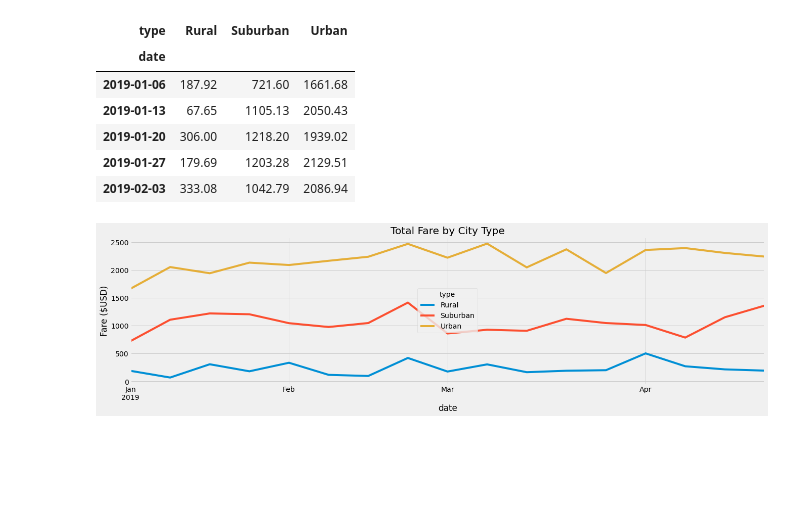
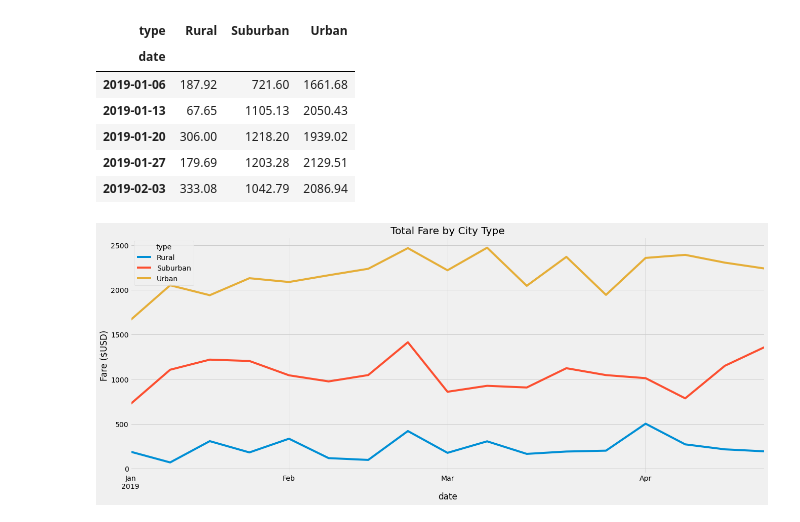
Before and after one commit to hira-ayub/PyBer_Analysis, a Jupyter notebook: PyBer_Challenge.ipynb, the cells around one changed output. Cells and saved outputs as stored; diff of their text form; code cells hidden in the pictures; blank space fills up the shorter version.

```diff
--- a/PyBer_Challenge.ipynb
+++ b/PyBer_Challenge.ipynb
@@ -213,13 +213,13 @@ Jan_Apr_week_df.head()
 # %%
 # 8. Using the object-oriented interface method, plot the resample DataFrame using the df.plot() function.
 # Import the style from Matplotlib.
 from matplotlib import style
 # Use the graph style fivethirtyeight.
 style.use('fivethirtyeight')
-Jan_Apr_week_df = Jan_Apr_week_df.plot(figsize = (20,5))
+Jan_Apr_week_df = Jan_Apr_week_df.plot(figsize = (20,8))
 plt.title("Total Fare by City Type")
 plt.ylabel("Fare ($USD)")
 plt.savefig("Resources/PyBer_fare_summary.png")
 plt.show()
 # %% [output]
-[figure, old version]
+[figure, new version]
```
Also changed, not shown: parts of 4 cells of this notebook, 4 other files.
